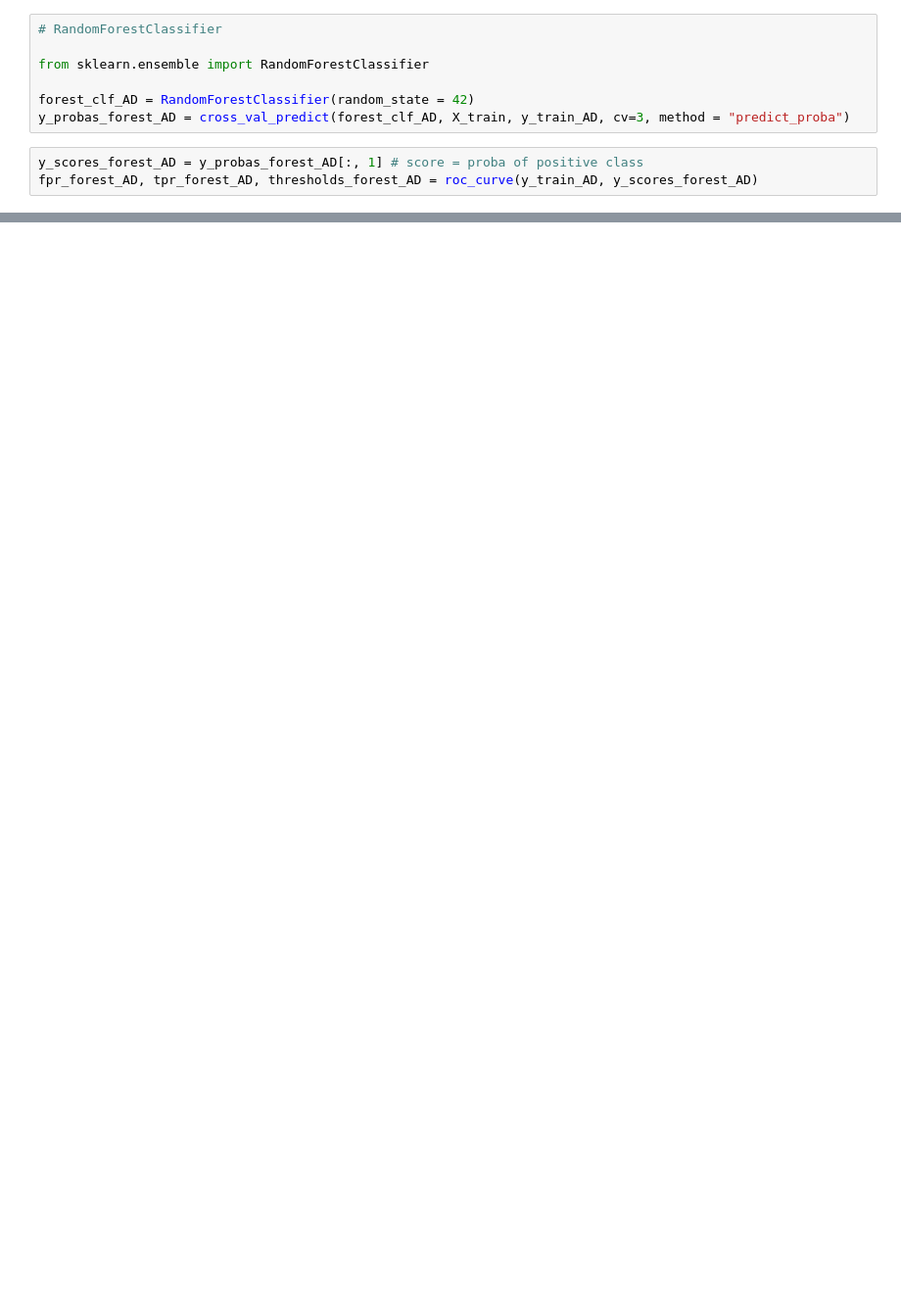
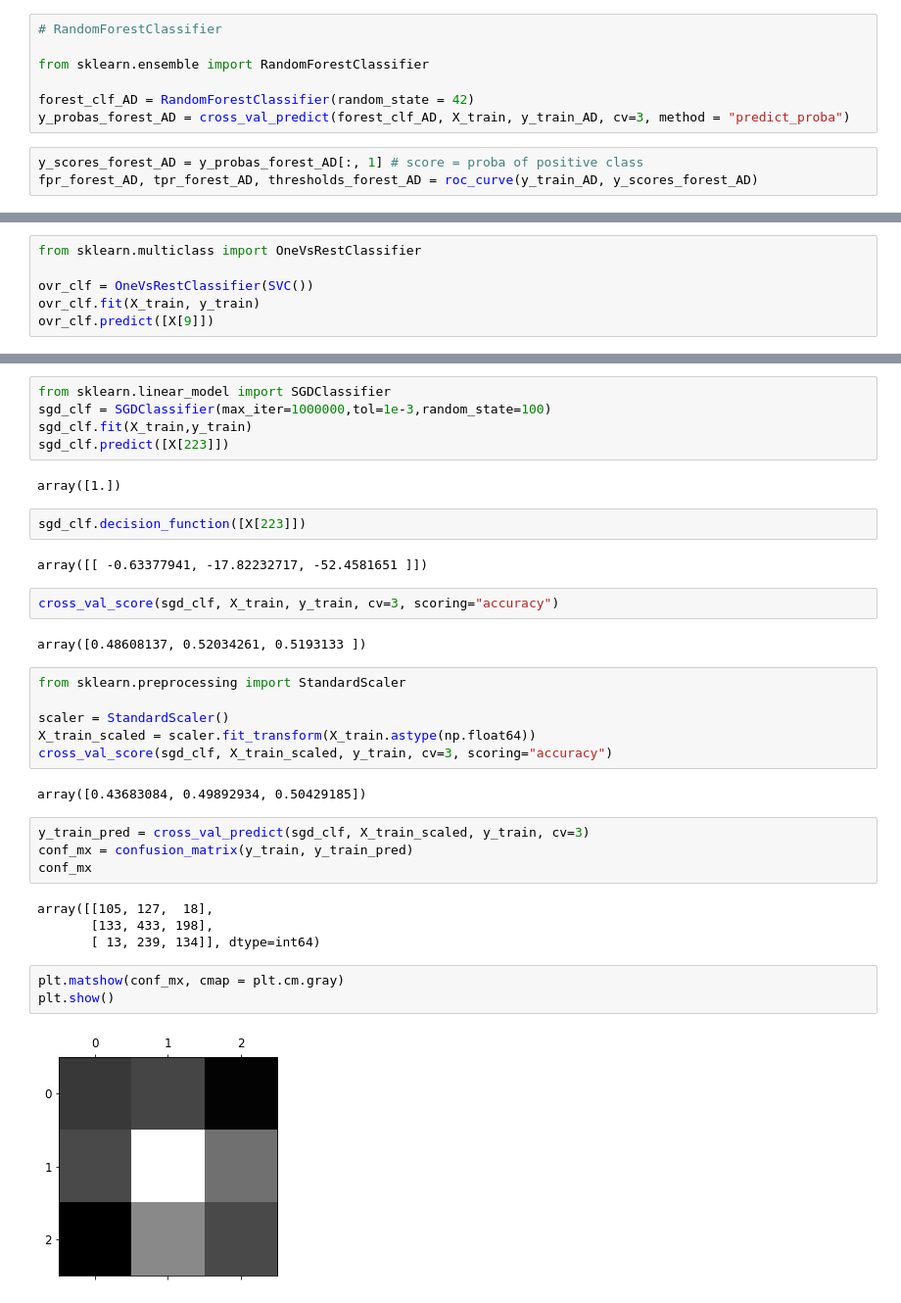
Before and after one commit to nana-hyun/AI_experience_lab, a Jupyter notebook: adni-fs classificaiton.ipynb, the cells around one changed output, grey strips where cells are left out. Shown: that part at 98% size. Cells and saved outputs as stored; diff of their text form; blank space fills up the shorter version.

```diff
--- a/adni-fs classificaiton.ipynb
+++ b/adni-fs classificaiton.ipynb
@@ -356,0 +384,6 @@ array([2.])
+# %%
+from sklearn.multiclass import OneVsRestClassifier
+
+ovr_clf = OneVsRestClassifier(SVC())
+ovr_clf.fit(X_train, y_train)
+ovr_clf.predict([X[9]])
@@ -356,0 +396,36 @@ array([2.])
+# %%
+from sklearn.linear_model import SGDClassifier
+sgd_clf = SGDClassifier(max_iter=1000000,tol=1e-3,random_state=100)
+sgd_clf.fit(X_train,y_train)
+sgd_clf.predict([X[223]])
+# %% [output]
+array([1.])
+# %%
+sgd_clf.decision_function([X[223]])
+# %% [output]
+array([[ -0.63377941, -17.82232717, -52.4581651 ]])
+# %%
+cross_val_score(sgd_clf, X_train, y_train, cv=3, scoring="accuracy")
+# %% [output]
+array([0.48608137, 0.52034261, 0.5193133 ])
+# %%
+from sklearn.preprocessing import StandardScaler
+
+scaler = StandardScaler()
+X_train_scaled = scaler.fit_transform(X_train.astype(np.float64))
+cross_val_score(sgd_clf, X_train_scaled, y_train, cv=3, scoring="accuracy")
+# %% [output]
+array([0.43683084, 0.49892934, 0.50429185])
+# %%
+y_train_pred = cross_val_predict(sgd_clf, X_train_scaled, y_train, cv=3)
+conf_mx = confusion_matrix(y_train, y_train_pred)
+conf_mx
+# %% [output]
+array([[105, 127,  18],
+       [133, 433, 198],
+       [ 13, 239, 134]], dtype=int64)
+# %%
+plt.matshow(conf_mx, cmap = plt.cm.gray)
+plt.show()
+# %% [output]
+[figure, added]
```
Also changed, not shown: parts of 42 cells of this notebook.
